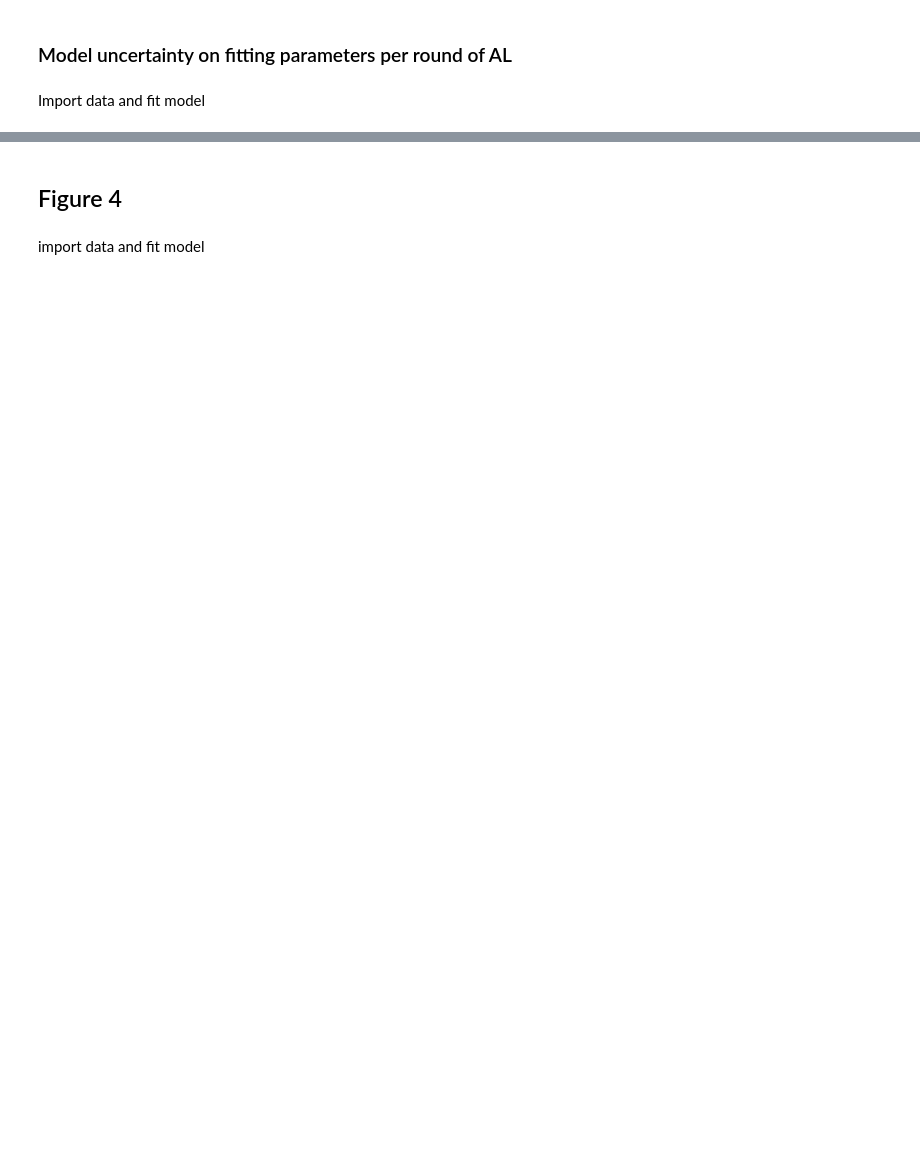
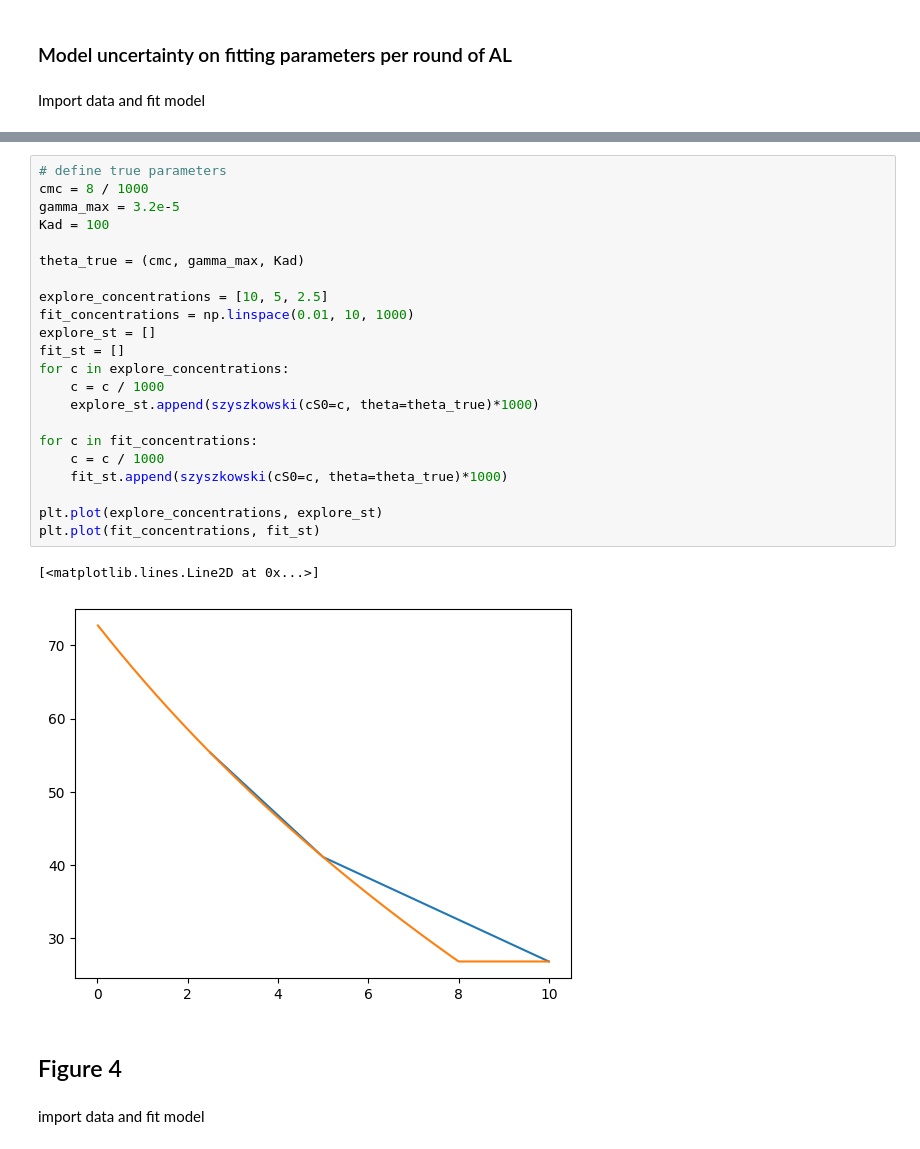
Before and after one commit to BigChemistry-RobotLab/PendantProp, a Jupyter notebook: figure_notebook.ipynb, the cells around one changed output, grey strips where cells are left out. Saved outputs shown, nothing was run; the diff lists cells and outputs as text; blank space fills up the shorter version.

```diff
--- a/figure_notebook.ipynb
+++ b/figure_notebook.ipynb
@@ -330,3 +335,28 @@ plt.savefig(
+# %%
+# define true parameters
+cmc = 8 / 1000
+gamma_max = 3.2e-5
+Kad = 100
+
+theta_true = (cmc, gamma_max, Kad)
+
+explore_concentrations = [10, 5, 2.5]
+fit_concentrations = np.linspace(0.01, 10, 1000)
+explore_st = []
+fit_st = []
+for c in explore_concentrations:
+    c = c / 1000
+    explore_st.append(szyszkowski(cS0=c, theta=theta_true)*1000)
+
+for c in fit_concentrations:
+    c = c / 1000
+    fit_st.append(szyszkowski(cS0=c, theta=theta_true)*1000)
+
+plt.plot(explore_concentrations, explore_st)
+plt.plot(fit_concentrations, fit_st)
+# %% [output]
+[<matplotlib.lines.Line2D at 0x...>]
+[figure, added]
 # %% [markdown]
 ## Figure 4
 # %% [markdown]
```
Also changed, not shown: parts of 30 cells of this notebook, 53 other files.
